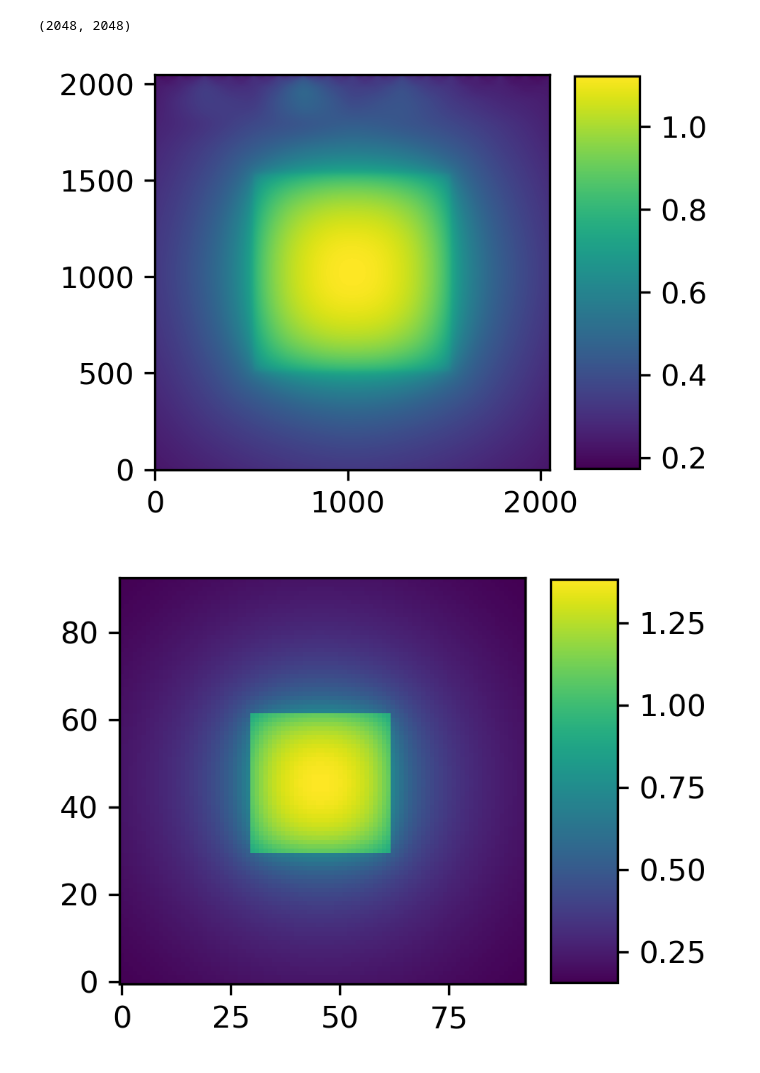
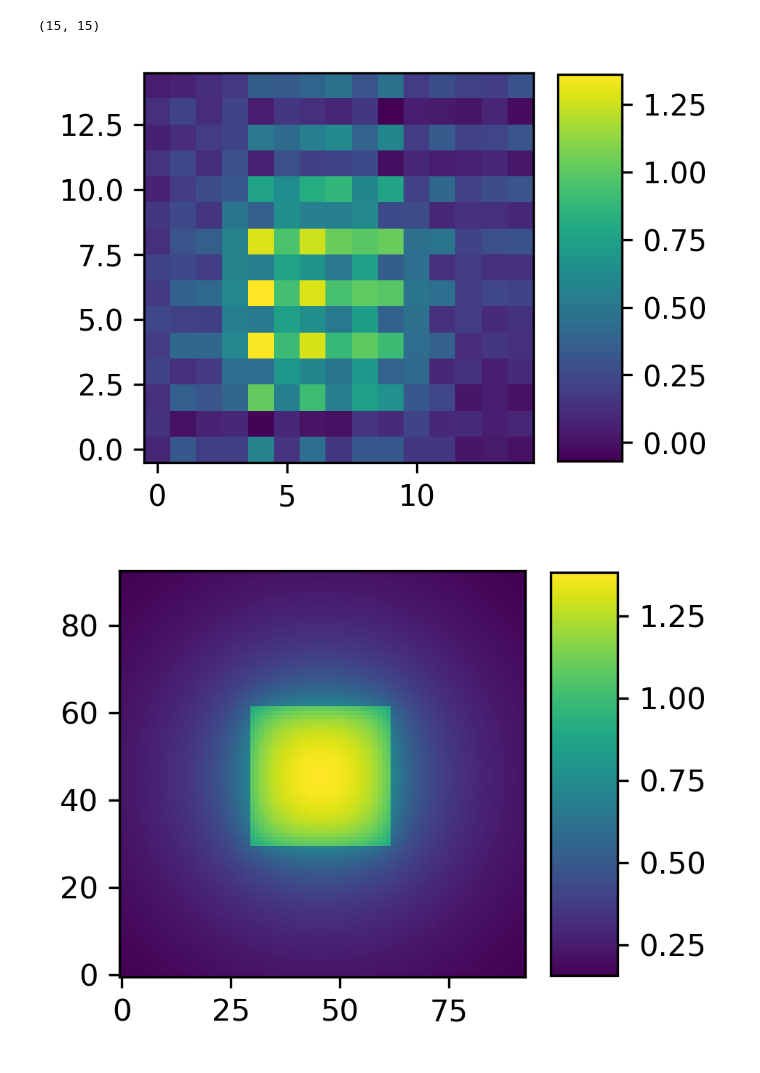
Before and after one commit to SickSmile1/naive-fft-mlms, a Jupyter notebook: results/plotResults.ipynb, the cells around one changed output. Saved outputs shown, nothing was run; the diff lists cells and outputs as text; code cells hidden in the pictures.

```diff
--- a/results/plotResults.ipynb
+++ b/results/plotResults.ipynb
@@ -14,19 +14,19 @@ def conf_plt(logx=False,logy=False):
     ax.set_xscale('log')
   return ax, fig
 # %%
-arr = np.fromfile("res_mlms2048", sep='\t')
+arr = np.fromfile("mlms15", sep='\t')
 n = int(np.sqrt(arr.size))
 arr2 = arr.reshape(n,n)
 
 ax,fig = conf_plt(0,0)
 surf = ax.imshow(arr2,cmap='viridis')
 print(arr2.shape)
 ax.invert_yaxis()
 plt.colorbar(surf, shrink=0.6, aspect=6)
 plt.show()
 # %% [output]
-(2048, 2048)
+(15, 15)
-[figure, old version]
+[figure, new version]
 # %%
 arr = np.fromfile("part_res_93", sep='\t')
 n = int(np.sqrt(arr.size))
```
Also changed, not shown: 27 other files.
